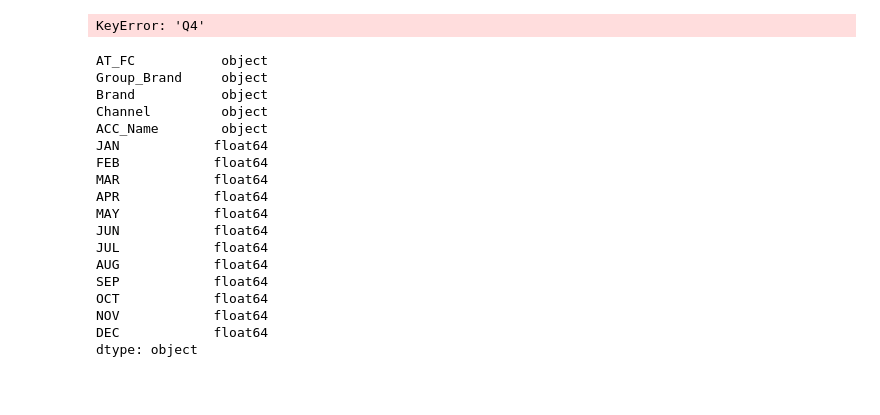
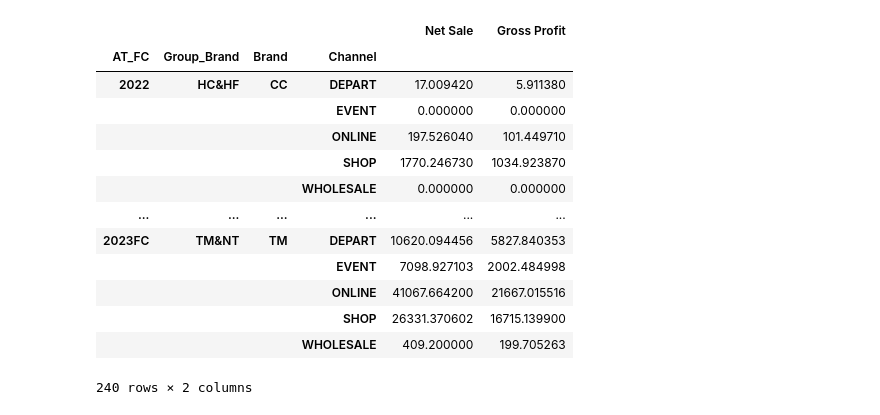
Before and after one commit to Aussachaa/SFG, a Jupyter notebook: test.ipynb, the cells around one changed output. Saved outputs shown, nothing was run; the diff lists cells and outputs as text; code cells hidden in the pictures; blank space fills up the shorter version.

```diff
--- a/test.ipynb
+++ b/test.ipynb
@@ -12,30 +12,31 @@ def format_number(number):
 # %%
 path_file = r'https://github.com/Aussachaa/SFG/raw/main/Peformance_Data.xlsx'
 df_chan = pd.read_excel(path_file, engine="openpyxl", sheet_name='Channel')
-
-df_chan_format = df_chan.copy()
-df_chan_format.loc[:, 'JAN': 'Q4'] = df_chan_format.loc[:, 'JAN': 'Q4'].applymap(format_number)
-display(df_chan_format)
-# %% [output]
-KeyError: 'Q4'
-# %%
-df_chan =
-# %% [output]
-AT_FC           object
-Group_Brand     object
-Brand           object
-Channel         object
-ACC_Name        object
-JAN            float64
-FEB            float64
-MAR            float64
-APR            float64
-MAY            float64
-JUN            float64
-JUL            float64
-AUG            float64
-SEP            float64
-OCT            float64
-NOV            float64
-DEC            float64
-dtype: object
+# %%
+#df_chan_format = df_chan.copy()
+#df_chan_format.loc[:, 'JAN': 'Q4'] = df_chan_format.loc[:, 'JAN': 'Q4'].applymap(format_number)
+df_chan2 = df_chan[df_chan['ACC_Name'].isin(['Net Sale', 'Gross Profit'])]
+df_chan2_ytd = df_chan2.loc[:, ['AT_FC', 'Group_Brand', 'Brand', 'Channel', 'ACC_Name', 'M01-12']]
+df_chan2_ytd_unstk = df_chan2_ytd.set_index(['ACC_Name', 'AT_FC', 'Group_Brand', 'Brand', 'Channel'])
+df_chan2_ytd_unstk = df_chan2_ytd_unstk.unstack(level=0)
+df_chan2_ytd_unstk = df_chan2_ytd_unstk.droplevel([0], axis=1)
+df_chan2_ytd_unstk.columns.name = None
+#df_chan2_ytd_unstk.reset_index(inplace=True)
+df_chan2_ytd_unstk = df_chan2_ytd_unstk[['Net Sale', 'Gross Profit']]
+
+display(df_chan2_ytd_unstk)
+# %% [output]
+|  |  |  |  | Net Sale | Gross Profit |
+| AT_FC | Group_Brand | Brand | Channel |  |  |
+| 2022 | HC&HF | CC | DEPART | 17.009420 | 5.911380 |
+|  |  |  | EVENT | 0.000000 | 0.000000 |
+|  |  |  | ONLINE | 197.526040 | 101.449710 |
+|  |  |  | SHOP | 1770.246730 | 1034.923870 |
+|  |  |  | WHOLESALE | 0.000000 | 0.000000 |
+| ... | ... | ... | ... | ... | ... |
+| 2023FC | TM&NT | TM | DEPART | 10620.094456 | 5827.840353 |
+|  |  |  | EVENT | 7098.927103 | 2002.484998 |
+|  |  |  | ONLINE | 41067.664200 | 21667.015516 |
+|  |  |  | SHOP | 26331.370602 | 16715.139900 |
+|  |  |  | WHOLESALE | 409.200000 | 199.705263 |
+240 rows × 2 columns
```
Also changed, not shown: parts of 2 cells of this notebook, 3 other files.
